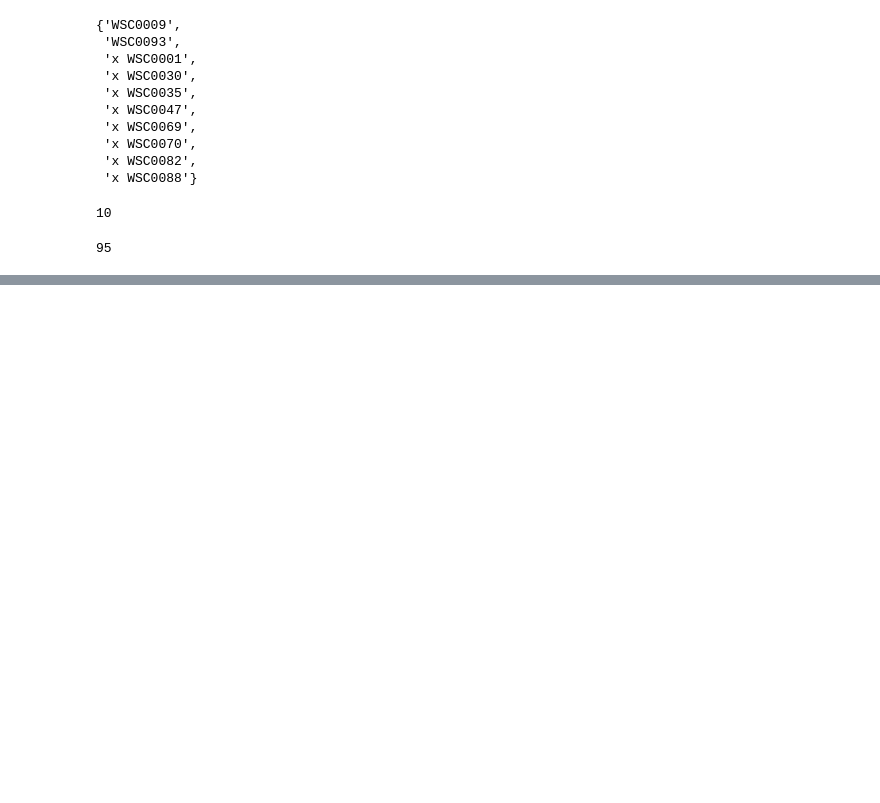
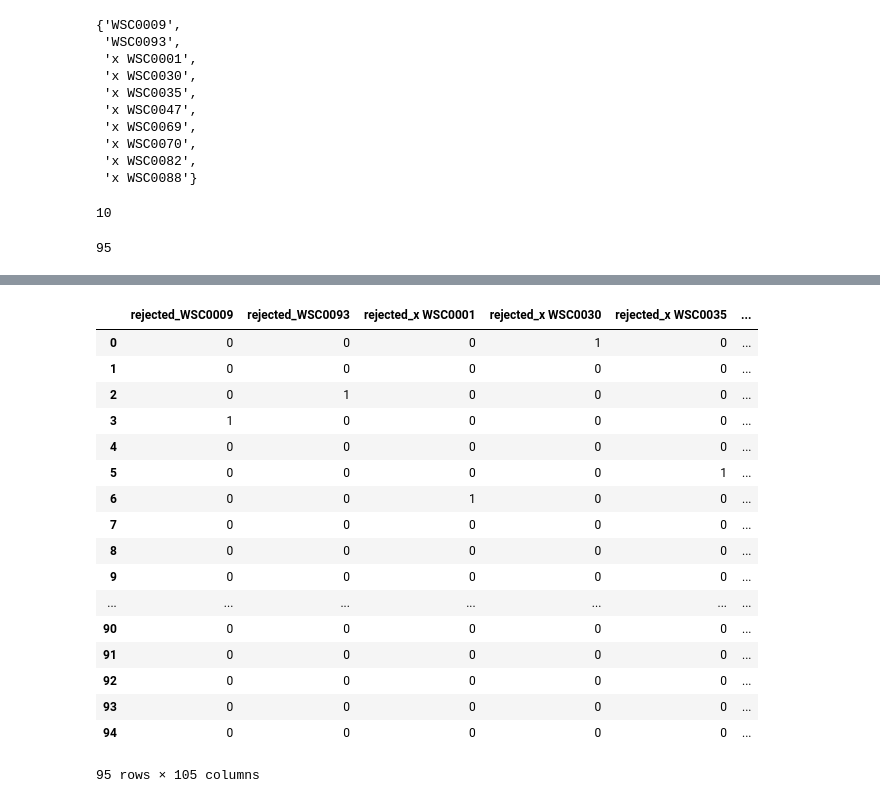
Before and after one commit to aebirim/notebooks, a Jupyter notebook: feature-engineering-extract-number-of-accepted-and-rejected-submissions.ipynb, the cells around one changed output, grey strips where cells are left out. Drawn from its saved outputs; the diff is of its cells as text; code cells hidden in the pictures; blank space fills up the shorter version.

```diff
--- a/feature-engineering-extract-number-of-accepted-and-rejected-submissions.ipynb
+++ b/feature-engineering-extract-number-of-accepted-and-rejected-submissions.ipynb
@@ -389,0 +491,2 @@ len(status['accepted'])
+# %%
+df2 = pd.DataFrame({'accepted': list(status['accepted'])})
@@ -389,0 +514,2 @@ len(status['accepted'])
+# %%
+df3 = pd.concat([df1,df2], axis=1)
@@ -389,0 +537,23 @@ len(status['accepted'])
+# %%
+one_hot = pd.get_dummies(df3)
+# %%
+one_hot
+# %% [output]
+|  | rejected_WSC0009 | rejected_WSC0093 | rejected_x WSC0001 | rejected_x WSC0030 | rejected_x WSC0035 | ... |
+| 0 | 0 | 0 | 0 | 1 | 0 | ... |
+| 1 | 0 | 0 | 0 | 0 | 0 | ... |
+| 2 | 0 | 1 | 0 | 0 | 0 | ... |
+| 3 | 1 | 0 | 0 | 0 | 0 | ... |
+| 4 | 0 | 0 | 0 | 0 | 0 | ... |
+| 5 | 0 | 0 | 0 | 0 | 1 | ... |
+| 6 | 0 | 0 | 1 | 0 | 0 | ... |
+| 7 | 0 | 0 | 0 | 0 | 0 | ... |
+| 8 | 0 | 0 | 0 | 0 | 0 | ... |
+| 9 | 0 | 0 | 0 | 0 | 0 | ... |
+| ... | ... | ... | ... | ... | ... | ... |
+| 90 | 0 | 0 | 0 | 0 | 0 | ... |
+| 91 | 0 | 0 | 0 | 0 | 0 | ... |
+| 92 | 0 | 0 | 0 | 0 | 0 | ... |
+| 93 | 0 | 0 | 0 | 0 | 0 | ... |
+| 94 | 0 | 0 | 0 | 0 | 0 | ... |
+95 rows × 105 columns
```
Also changed, not shown: parts of 11 cells of this notebook.
